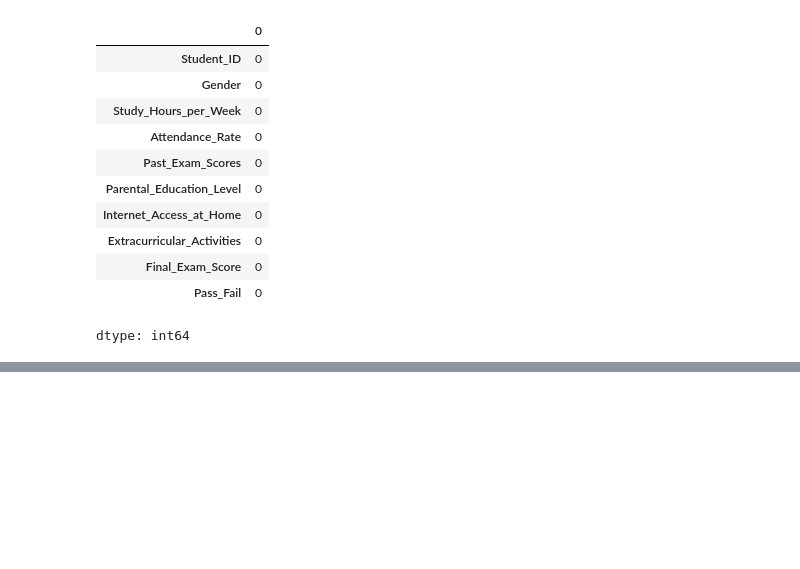
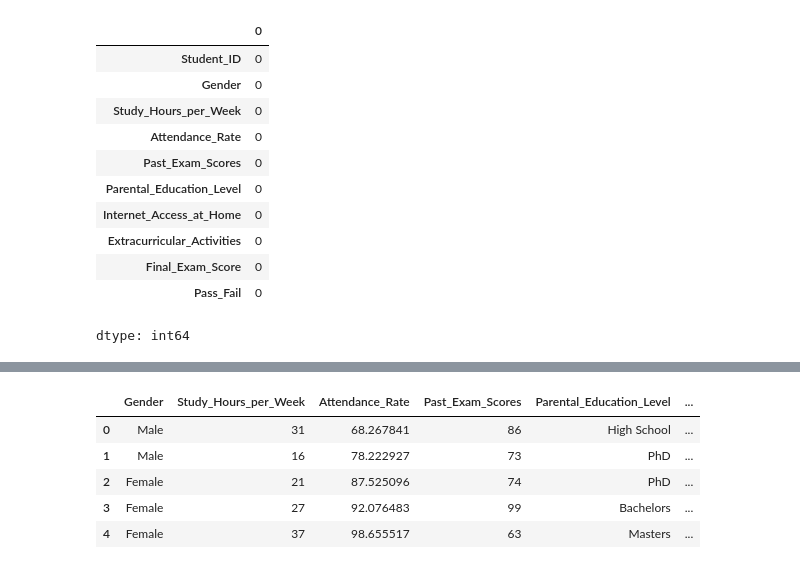
Before and after one commit to manthanawgan/Student-Performance-Prediction, a Jupyter notebook: Student_Performance_Prediction.ipynb, the cells around one changed output, grey strips where cells are left out. Saved outputs shown, nothing was run; the diff lists cells and outputs as text; code cells hidden in the pictures; blank space fills up the shorter version.

```diff
--- a/Student_Performance_Prediction.ipynb
+++ b/Student_Performance_Prediction.ipynb
@@ -60,3 +60,14 @@ memory usage: 55.4+ KB
 | Final_Exam_Score | 0 |
 | Pass_Fail | 0 |
 dtype: int64
+# %%
+if 'Student_ID' in df.columns:
+  df.drop('Student_ID', axis = 1, inplace = True)
+  print("Dropped Student_ID column")
+
+
+categorical_cols = ['Gender','Parental_Education_Level','Internet_Access_at_Home','Extracurricular_Activities','Pass_Fail']
+for cols in categorical_cols:
+  df[cols] = df[cols].astype('category')
+
+print(df.dtypes)
@@ -62,0 +86,9 @@ dtype: int64
+# %%
+df.head()
+# %% [output]
+|  | Gender | Study_Hours_per_Week | Attendance_Rate | Past_Exam_Scores | Parental_Education_Level | ... |
+| 0 | Male | 31 | 68.267841 | 86 | High School | ... |
+| 1 | Male | 16 | 78.222927 | 73 | PhD | ... |
+| 2 | Female | 21 | 87.525096 | 74 | PhD | ... |
+| 3 | Female | 27 | 92.076483 | 99 | Bachelors | ... |
+| 4 | Female | 37 | 98.655517 | 63 | Masters | ... |
```
Also changed, not shown: parts of 3 cells of this notebook.
